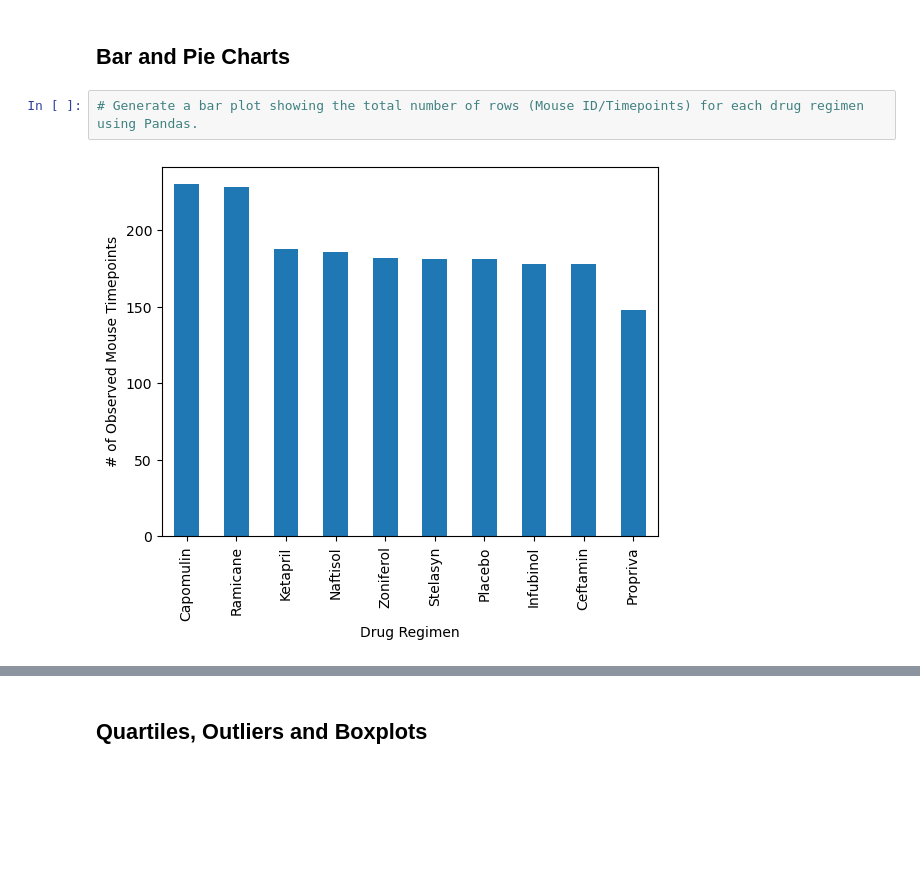
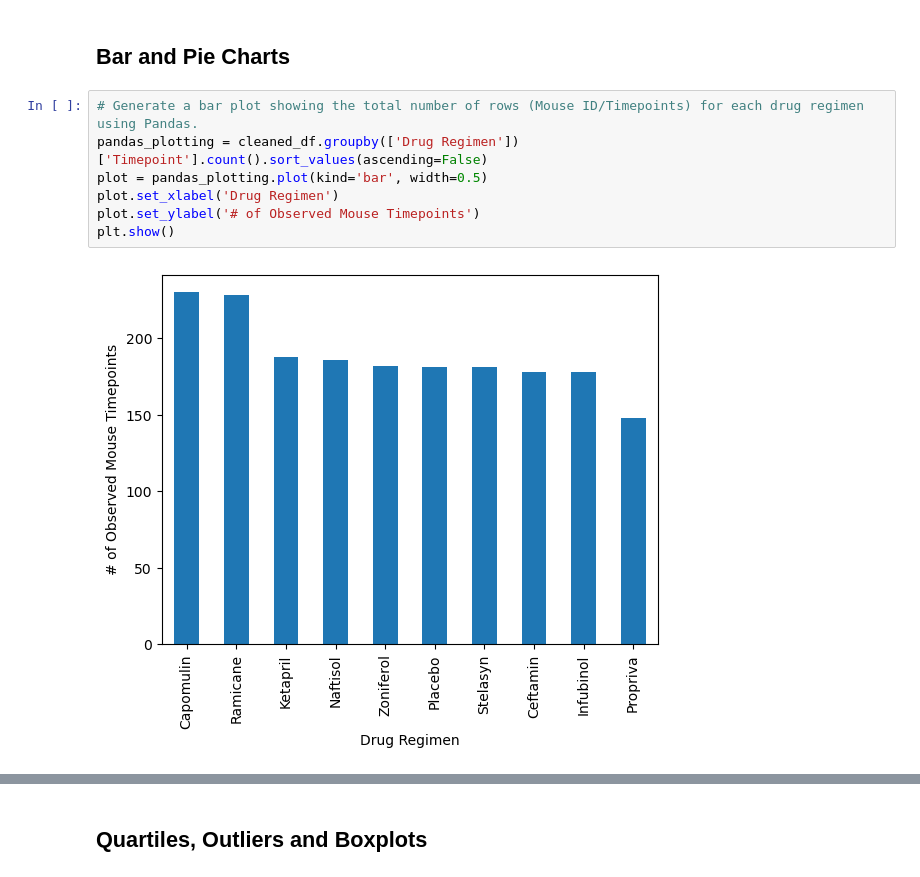
Before and after one commit to KeeganDavis/data-visualization-challenge, a Jupyter notebook: pymaceuticals.ipynb, the cells around one changed output, grey strips where cells are left out. Saved outputs shown, nothing was run; the diff lists cells and outputs as text; blank space fills up the shorter version.

Commit message:
added code for bar and pie figures

```diff
--- a/pymaceuticals.ipynb
+++ b/pymaceuticals.ipynb
@@ -123,7 +144,12 @@ len(cleaned_df['Mouse ID'].value_counts())
 ## Bar and Pie Charts
 # %%
 # Generate a bar plot showing the total number of rows (Mouse ID/Timepoints) for each drug regimen using Pandas.
+pandas_plotting = cleaned_df.groupby(['Drug Regimen'])['Timepoint'].count().sort_values(ascending=False)
+plot = pandas_plotting.plot(kind='bar', width=0.5)
+plot.set_xlabel('Drug Regimen')
+plot.set_ylabel('# of Observed Mouse Timepoints')
+plt.show()
 # %% [output]
-[figure, old version]
+[figure, new version]
 # %%
 # Generate a bar plot showing the total number of rows (Mouse ID/Timepoints) for each drug regimen using pyplot.
```
Also changed, not shown: parts of 7 cells of this notebook, 1 other file.
